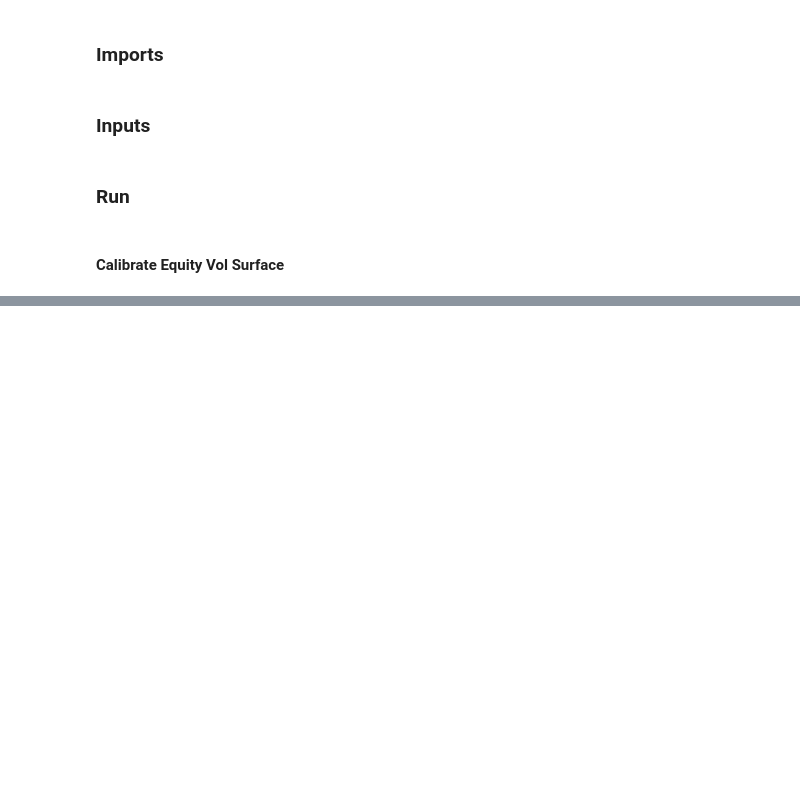
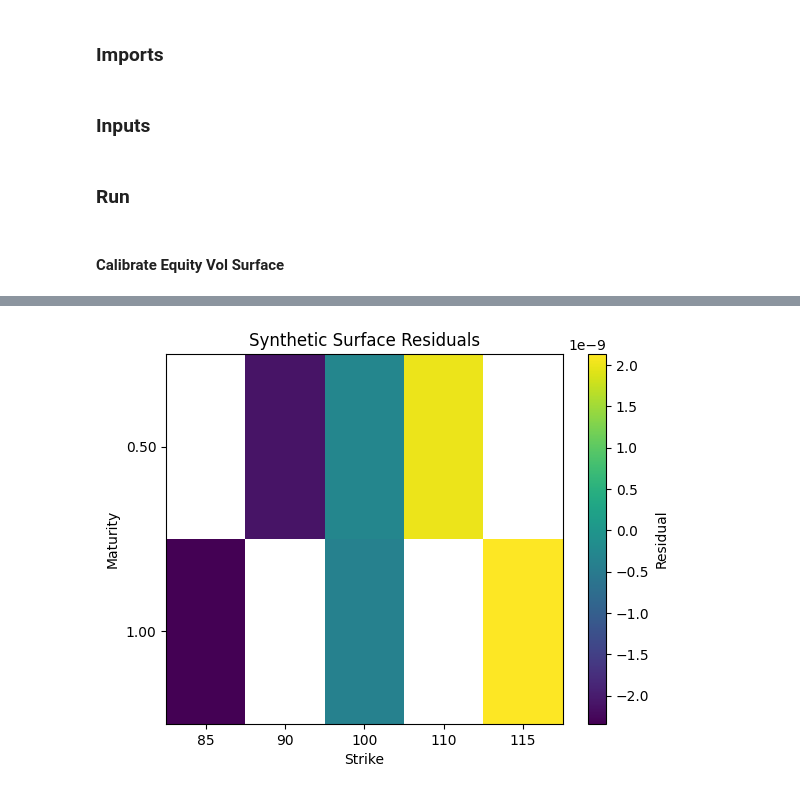
Before and after one commit to tania-duque-pita/EquitySimulation, a Jupyter notebook: examples/examples.ipynb, the cells around one changed output, grey strips where cells are left out. Cells and saved outputs as stored; diff of their text form; code cells hidden in the pictures; blank space fills up the shorter version.

```diff
--- a/examples/examples.ipynb
+++ b/examples/examples.ipynb
@@ -66,0 +124,10 @@ smile_result = calibrate_smile(
+# %%
+heatmap_figure, _ = plot_residual_heatmap(
+        synthetic_surface,
+        surface_result,
+        title="Synthetic Surface Residuals",
+    )
+
+heatmap_figure.show()
+# %% [output]
+[figure, added]
```
Also changed, not shown: parts of 13 cells of this notebook, 7 other files.
